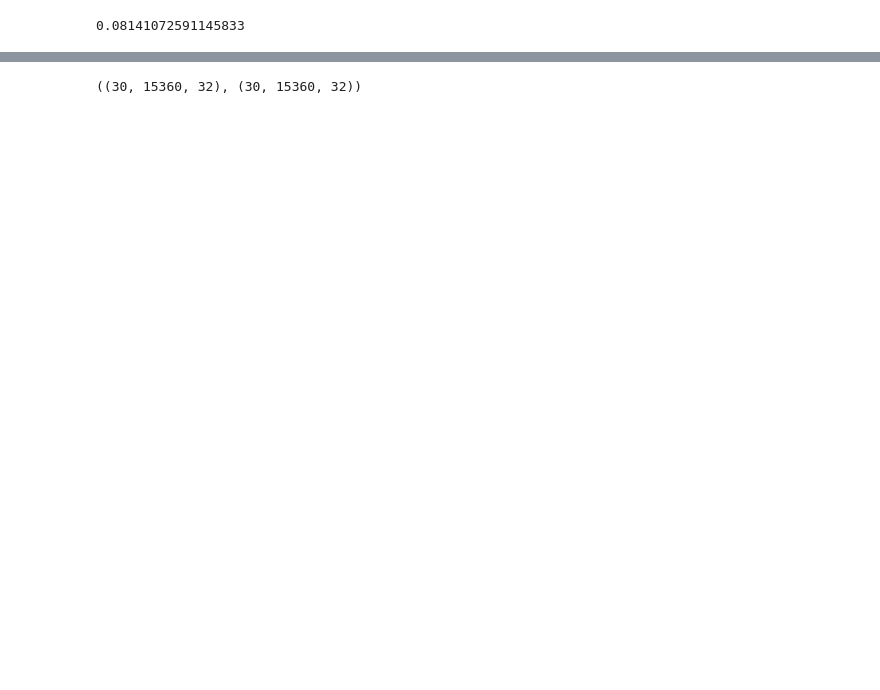
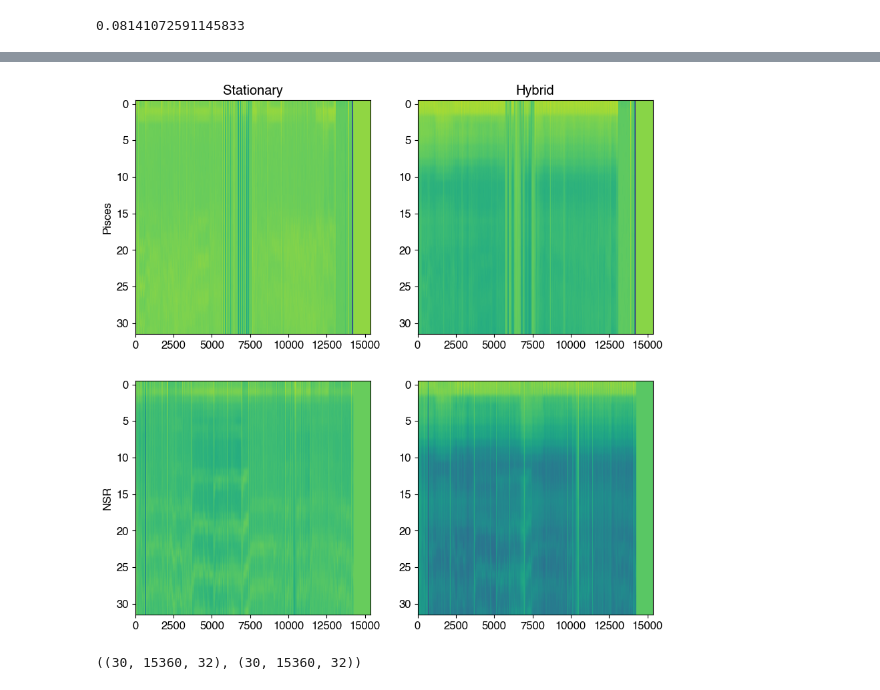
Before and after one commit to Arcascope/pisces, a Jupyter notebook: analyses/NHRC/pisces_vs_NSR.ipynb, the cells around one changed output, grey strips where cells are left out. Cells and saved outputs as stored; diff of their text form; code cells hidden in the pictures; blank space fills up the shorter version.

```diff
--- a/analyses/NHRC/pisces_vs_NSR.ipynb
+++ b/analyses/NHRC/pisces_vs_NSR.ipynb
@@ -77,8 +226,3 @@ s = np.load('/Users/eric/Engineering/Work/pisces/data_sets/specgrams/NSR/station
 np.sum(h == s) / np.prod(h.shape)
 # %% [output]
 0.08141072591145833
-# %%
-for array in [s, nsr_stationary[0], h, nsr_hybrid[0]]:
-    array = np.squeeze(array)
-    plt.imshow(array.T, aspect='auto')
-    plt.show()
@@ -90,3 +229,19 @@ for array in [s, nsr_stationary[0], h, nsr_hybrid[0]]:
+# %%
+
+fig, ax = plt.subplots(2, 2, figsize=(10, 10))
+datas = [
+    # [s, h],
+    [walch_data_bundle.spectrogram[0], hybrid_data_bundle.spectrogram[0]],
+    [nsr_stationary[0], nsr_hybrid[0]]
+]
+for row in range(2):
+    for col in range(2):
+        array = np.squeeze(datas[row][col])
+        ax[row][col].imshow(array.T, aspect='auto')
+        ax[0][col].set_title(['Stationary', 'Hybrid'][col])
+    ax[row][0].set_ylabel(['Pisces', 'NSR'][row])
+# %% [output]
+[figure, added]
 # %%
 nsr_stationary.shape, nsr_hybrid.shape
 # %% [output]
```
Also changed, not shown: parts of 18 cells of this notebook, 1 other file.
